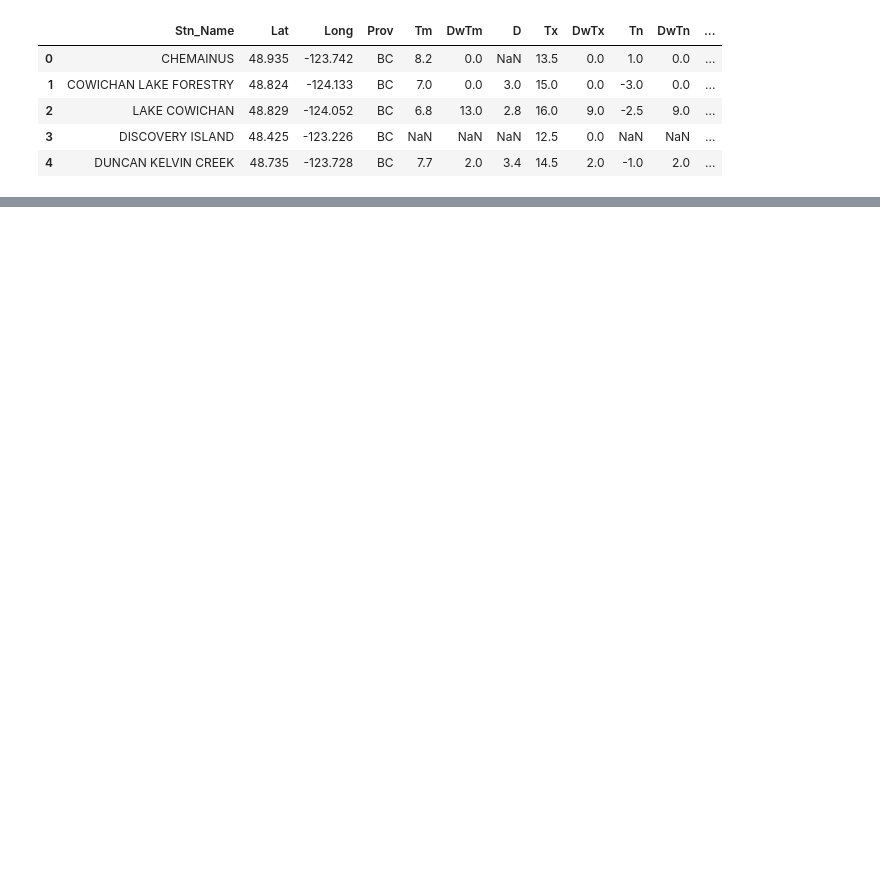
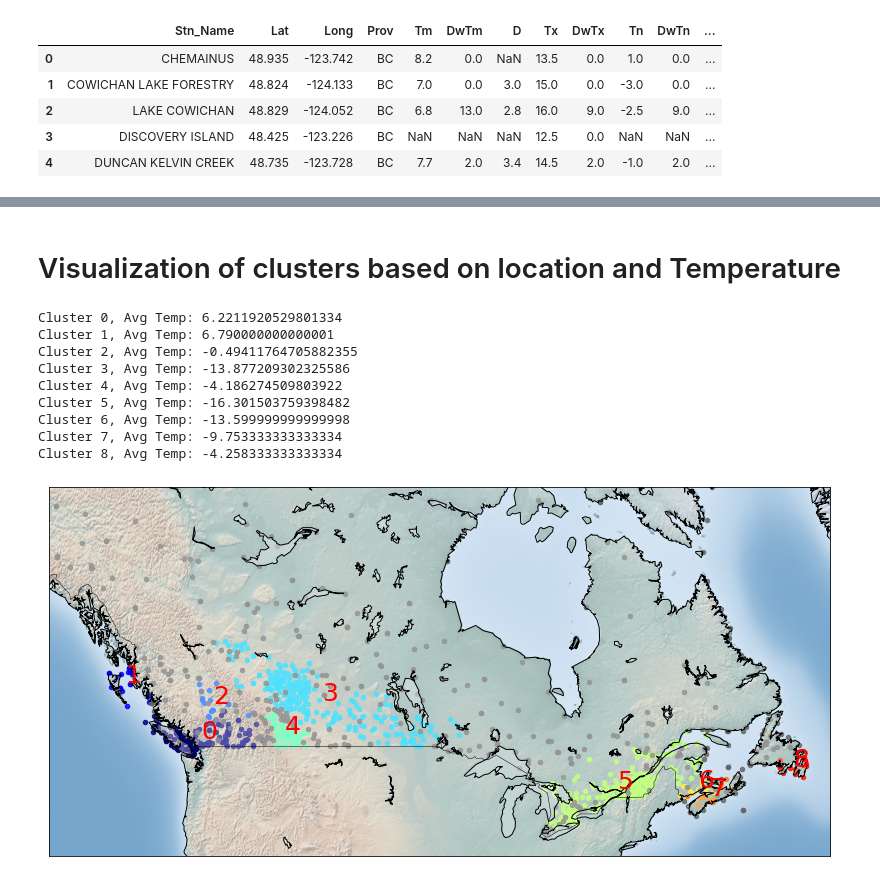
Before and after one commit to EnteringtheQuantumRealm/Clustering, a Jupyter notebook: Density_based_Clustering_.ipynb, the cells around one changed output, grey strips where cells are left out. Drawn from its saved outputs; the diff is of its cells as text; code cells hidden in the pictures; blank space fills up the shorter version.

```diff
--- a/Density_based_Clustering_.ipynb
+++ b/Density_based_Clustering_.ipynb
@@ -42,0 +220,46 @@ pdf.head(5)
+# %% [markdown]
+# Visualization of clusters based on location and Temperature
+# %%
+from mpl_toolkits.basemap import Basemap
+import matplotlib.pyplot as plt
+from pylab import rcParams
+%matplotlib inline
+rcParams['figure.figsize'] = (14,10)
+
+my_map = Basemap(projection='merc',
+            resolution = 'l', area_thresh = 1000.0,
+            llcrnrlon=llon, llcrnrlat=llat, #min longitude (llcrnrlon) and latitude (llcrnrlat)
+            urcrnrlon=ulon, urcrnrlat=ulat) #max longitude (urcrnrlon) and latitude (urcrnrlat)
+
+my_map.drawcoastlines()
+my_map.drawcountries()
+#my_map.drawmapboundary()
+my_map.fillcontinents(color = 'white', alpha = 0.3)
+my_map.shadedrelief()
+
+# To create a color map
+colors = plt.get_cmap('jet')(np.linspace(0.0, 1.0, clusterNum))
+
+
+
+#Visualization1
+for clust_number in set(labels):
+    c=(([0.4,0.4,0.4]) if clust_number == -1 else colors[np.int(clust_number)])
+    clust_set = pdf[pdf.Clus_Db == clust_number]
+    my_map.scatter(clust_set.xm, clust_set.ym, color =c,  marker='o', s= 20, alpha = 0.85)
+    if clust_number != -1:
+        cenx=np.mean(clust_set.xm)
+        ceny=np.mean(clust_set.ym)
+        plt.text(cenx,ceny,str(clust_number), fontsize=25, color='red',)
+        print ("Cluster "+str(clust_number)+', Avg Temp: '+ str(np.mean(clust_set.Tm)))
+# %% [output]
+Cluster 0, Avg Temp: 6.2211920529801334
+Cluster 1, Avg Temp: 6.790000000000001
+Cluster 2, Avg Temp: -0.49411764705882355
+Cluster 3, Avg Temp: -13.877209302325586
+Cluster 4, Avg Temp: -4.186274509803922
+Cluster 5, Avg Temp: -16.301503759398482
+Cluster 6, Avg Temp: -13.599999999999998
+Cluster 7, Avg Temp: -9.753333333333334
+Cluster 8, Avg Temp: -4.258333333333334
+[figure, added]
```
Also changed, not shown: parts of 12 cells of this notebook.
